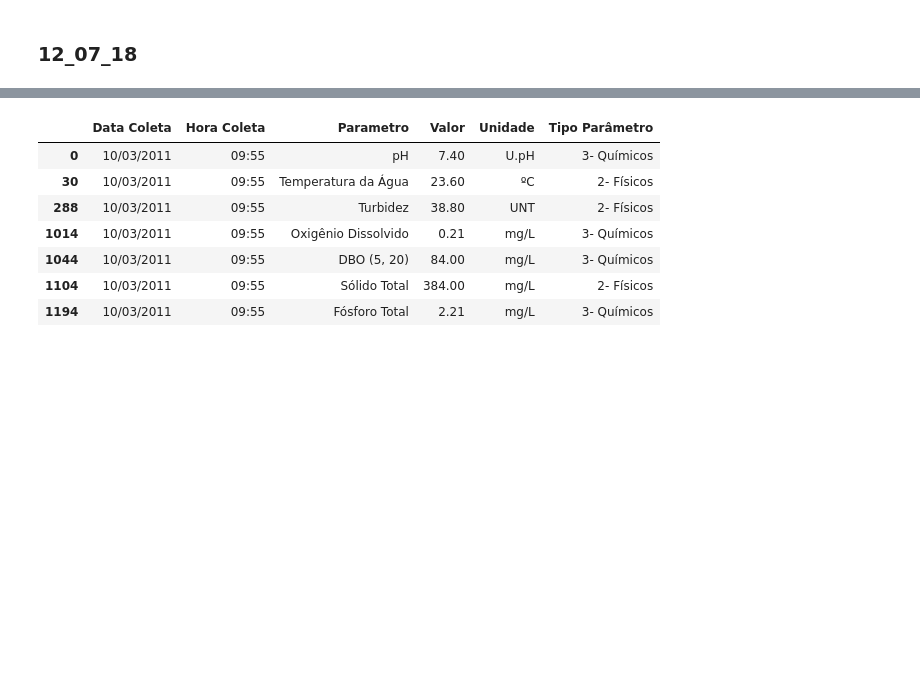
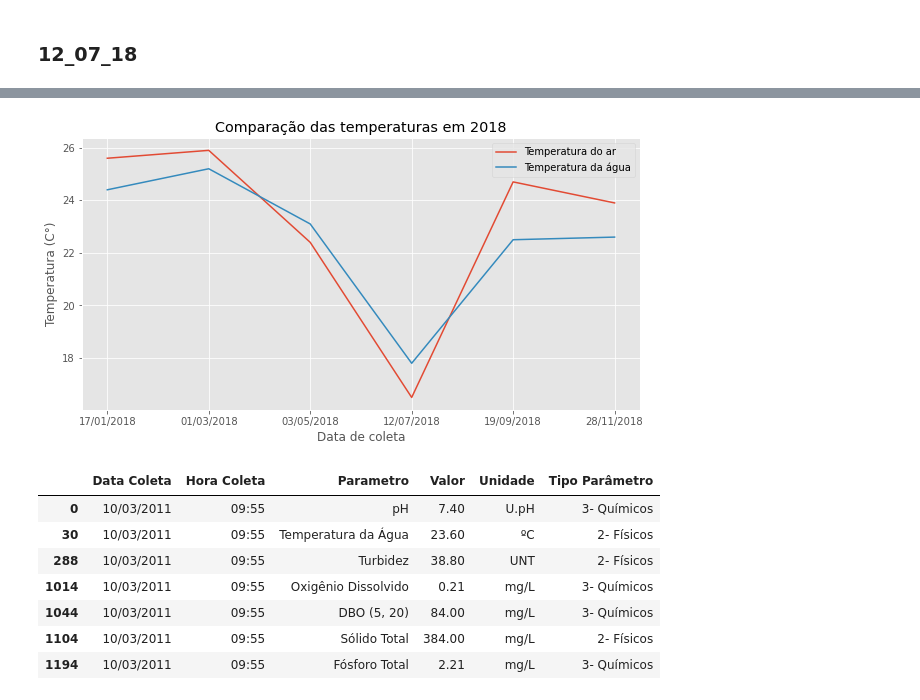
Before and after one commit to MarceloCMiguel/Tamanduatei-DataScience, a Jupyter notebook: QuimicaP3_Tamanduatei.ipynb, the cells around one changed output, grey strips where cells are left out. Drawn from its saved outputs; the diff is of its cells as text; code cells hidden in the pictures; blank space fills up the shorter version.

```diff
--- a/QuimicaP3_Tamanduatei.ipynb
+++ b/QuimicaP3_Tamanduatei.ipynb
@@ -456,3 +585,23 @@ thirdData = IQA_table[IQA_table["Data Coleta"] == '27/02/2020']
+# %%
+import matplotlib
+matplotlib.style.use('ggplot')
+fig = plt.figure(figsize=(x, y))
+#ax = fig.add_subplot(111)
+# sns.lineplot(data=temp_ar.loc[(temp_ar.index >= 1342) & (temp_ar.index <= 2059)],
+#              x="Data Coleta", y="Valor", hue="Parametro")
+plt.plot(temp_ar.loc[(temp_ar.index >= 1342) & (temp_ar.index <= 2059), "Data Coleta"],
+         temp_ar.loc[(temp_ar.index >= 1342) & (temp_ar.index <= 2059), "Valor"],label="Temperatura do ar")
+plt.plot(temp.loc[(temp.index >= 1331) & (temp.index <= 2059), "Data Coleta"],
+         temp.loc[(temp.index >= 1331) & (temp.index <= 2059), "Valor"],label="Temperatura da água")
+plt.legend()
+plt.title("Comparação das temperaturas em 2018")
+plt.ylabel("Temperatura (C°)")
+plt.xlabel("Data de coleta")
+plt.grid(True)
+# sns.lineplot(data=temp.loc[(temp.index >= 1331) & (temp.index <= 2059)]
+# , x="Data Coleta", y="Valor", hue="Parametro")
+# %% [output]
+[figure, added]
 # %%
 zeroData
 # %% [output]
```
Also changed, not shown: parts of 18 cells of this notebook, 7 other files.
